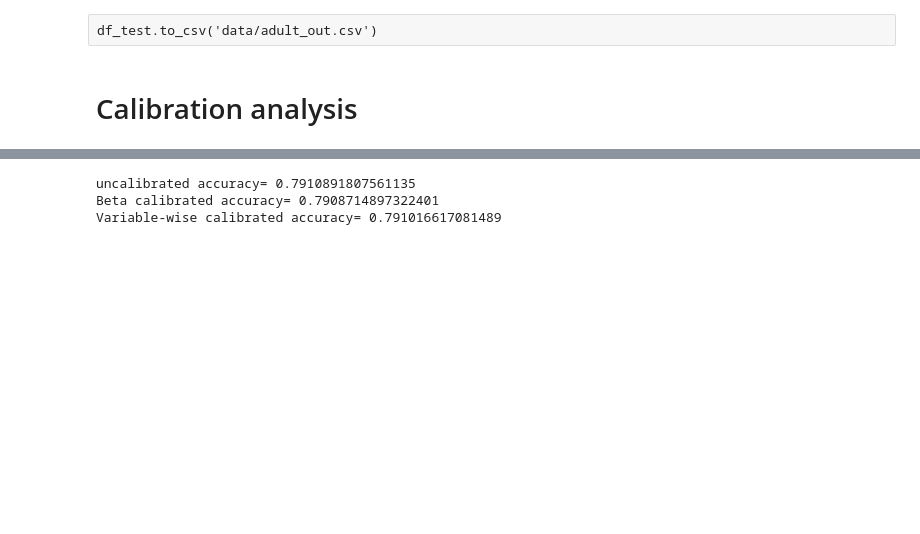
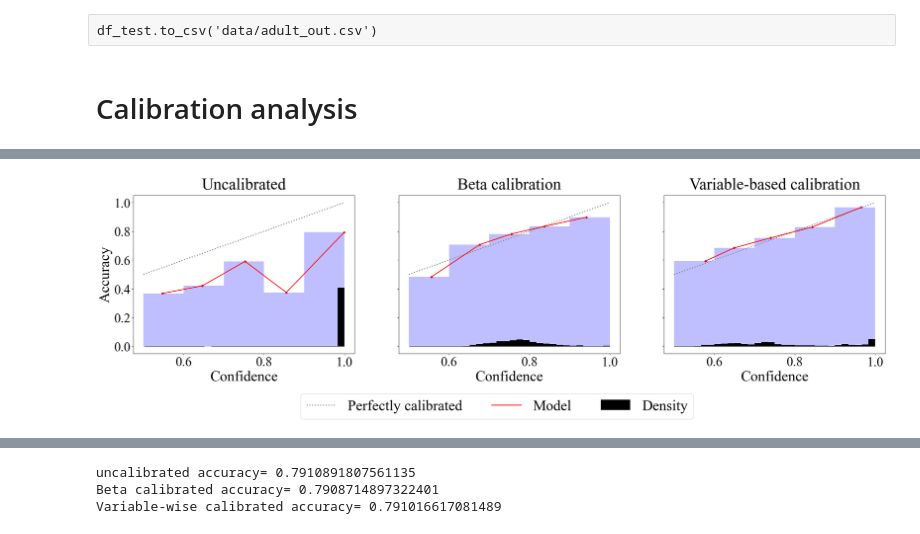
Before and after one commit to markellekelly/variable-wise-calibration, a Jupyter notebook: adult_example.ipynb, the cells around one changed output, grey strips where cells are left out. Cells and saved outputs as stored; diff of their text form; code cells hidden in the pictures; blank space fills up the shorter version.

```diff
--- a/adult_example.ipynb
+++ b/adult_example.ipynb
@@ -76,3 +83,7 @@ y_lim = df.gen_plot_lowess(var=var,s=0.9, d2=-10, loc="center right",
+# %%
+df.rd_compare(hist_weight=0.00003, filename="figs/adult_reliability.png")
+# %% [output]
+[figure, added]
 # %%
 for col in ['age', 'fnlwgt', 'education-num','hours-per-week']:
     print(col)
```
Also changed, not shown: parts of 24 cells of this notebook, 20 other files.
